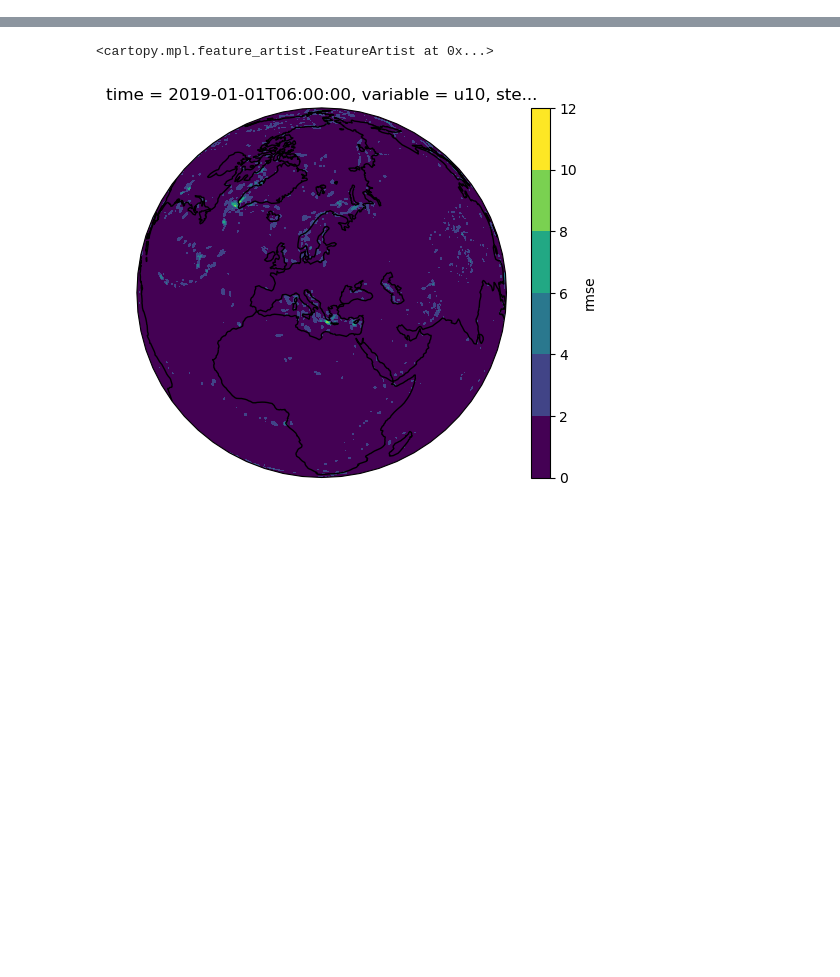
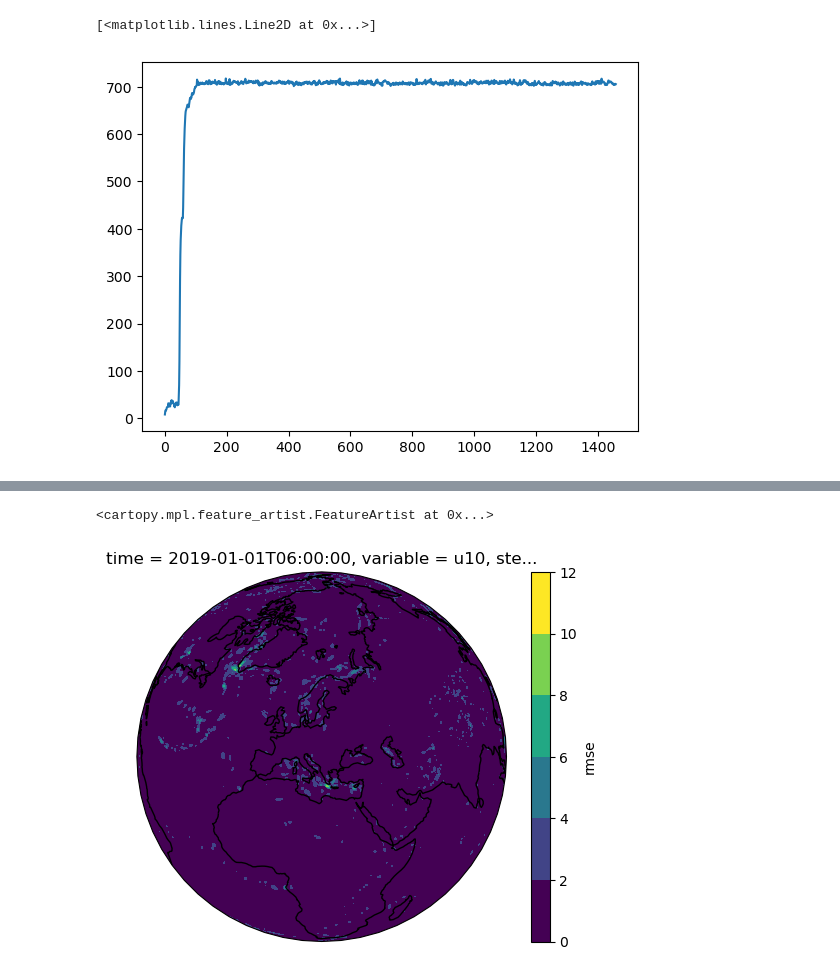
Before and after one commit to Slusny/Modulated-Spherical-Fourier-Neural-Operator, a Jupyter notebook: Modelskill.ipynb, the cells around one changed output, grey strips where cells are left out. Saved outputs shown, nothing was run; the diff lists cells and outputs as text; code cells hidden in the pictures; blank space fills up the shorter version.

```diff
--- a/Modelskill.ipynb
+++ b/Modelskill.ipynb
@@ -15,0 +17,11 @@ timestp = "20240201-1307"
+# %%
+max_fcn = []
+max_sfno = []
+# %%
+
+for i in range(6,8755,6):
+    fcn_step = fcn.sel(step=[i])['rmse'].squeeze()
+    sfno_step = sfno.sel(step=[i])['rmse'].squeeze()
+    print(i)
+    max_fcn.append(np.float32(fcn_step.max()))
+    max_sfno.append(np.float32(sfno_step.max()))
@@ -15,0 +46,5 @@ timestp = "20240201-1307"
+# %%
+plt.plot(max_fcn)
+# %% [output]
+[<matplotlib.lines.Line2D at 0x...>]
+[figure, added]
```
Also changed, not shown: parts of 25 cells of this notebook.
